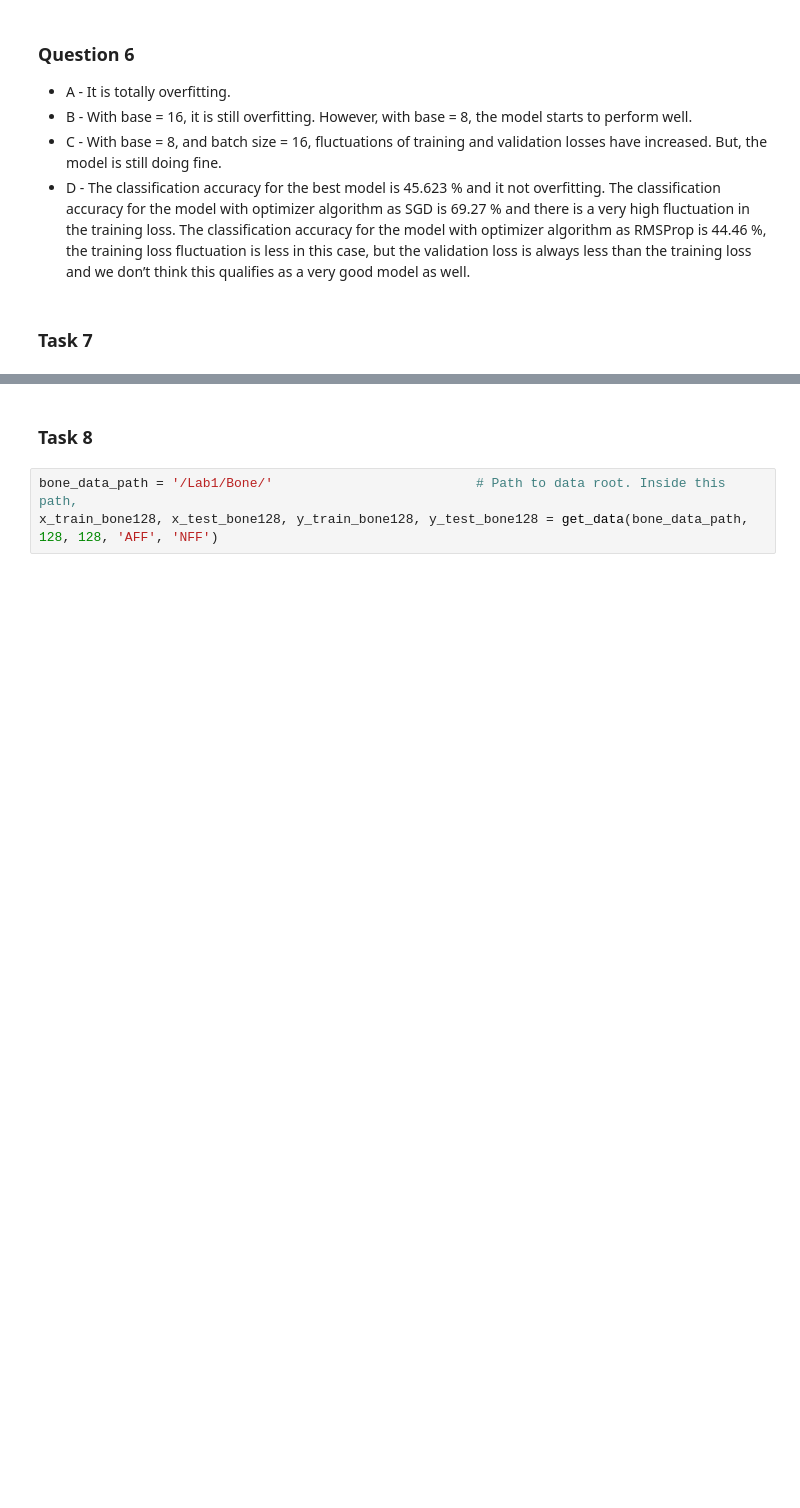
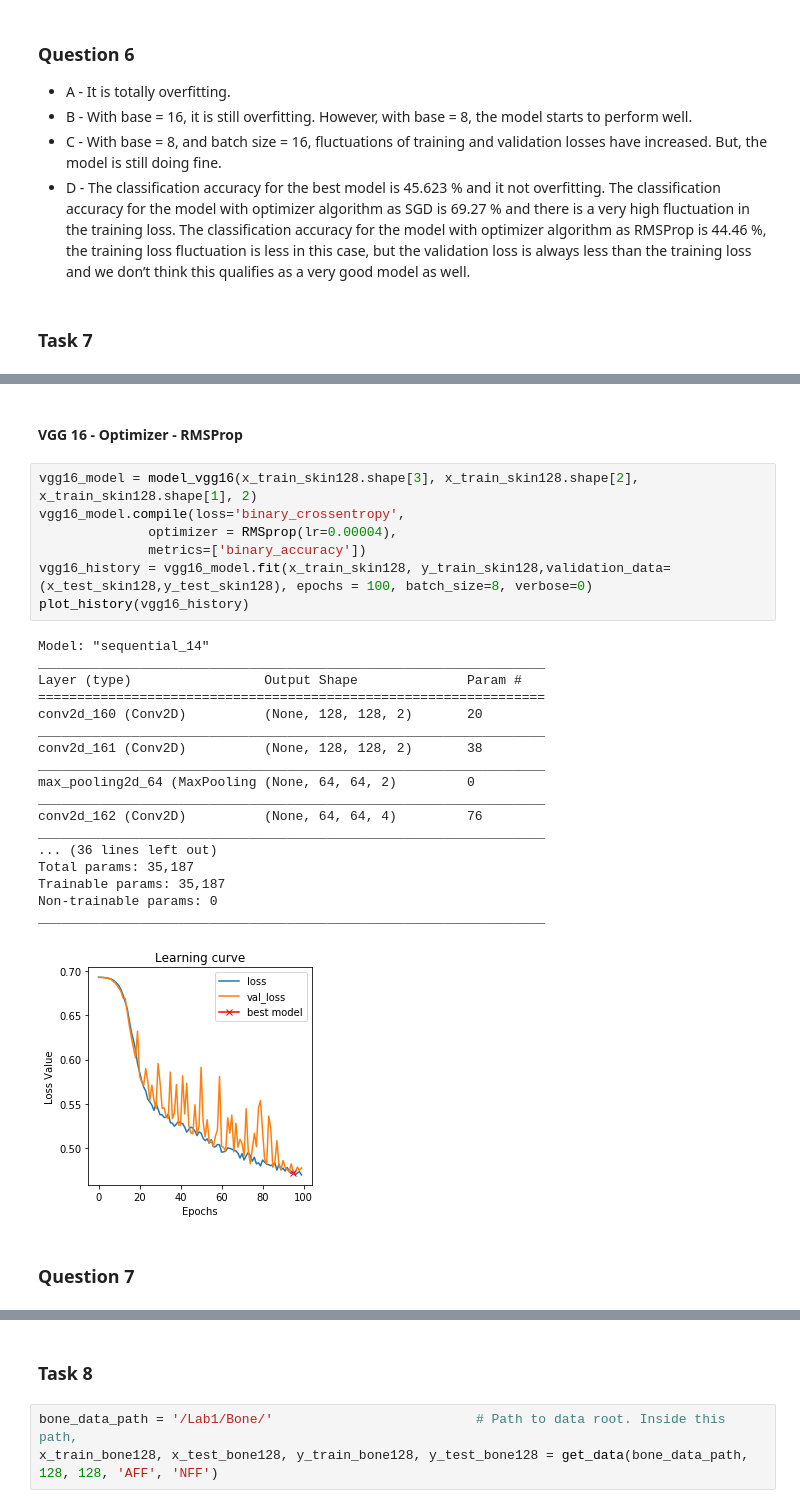
Before and after one commit to salujarohit/Deep-Learning-for-Medical-Images, a Jupyter notebook: lab1/Lab1.ipynb, the cells around one changed output, grey strips where cells are left out. Cells and saved outputs as stored; diff of their text form; blank space fills up the shorter version.

```diff
--- a/lab1/Lab1.ipynb
+++ b/lab1/Lab1.ipynb
@@ -926,0 +964,30 @@ _________________________________________________________________
+# %% [markdown]
+#### VGG 16 - Optimizer - RMSProp
+# %%
+vgg16_model = model_vgg16(x_train_skin128.shape[3], x_train_skin128.shape[2], x_train_skin128.shape[1], 2)
+vgg16_model.compile(loss='binary_crossentropy',
+              optimizer = RMSprop(lr=0.00004),
+              metrics=['binary_accuracy'])
+vgg16_history = vgg16_model.fit(x_train_skin128, y_train_skin128,validation_data=(x_test_skin128,y_test_skin128), epochs = 100, batch_size=8, verbose=0)
+plot_history(vgg16_history)
+# %% [output]
+Model: "sequential_14"
+_________________________________________________________________
+Layer (type)                 Output Shape              Param #
+=================================================================
+conv2d_160 (Conv2D)          (None, 128, 128, 2)       20
+_________________________________________________________________
+conv2d_161 (Conv2D)          (None, 128, 128, 2)       38
+_________________________________________________________________
+max_pooling2d_64 (MaxPooling (None, 64, 64, 2)         0
+_________________________________________________________________
+conv2d_162 (Conv2D)          (None, 64, 64, 4)         76
+_________________________________________________________________
+... (36 lines left out)
+Total params: 35,187
+Trainable params: 35,187
+Non-trainable params: 0
+_________________________________________________________________
+[figure, added]
+# %% [markdown]
+### Question 7
```
Also changed, not shown: parts of 18 cells of this notebook.
